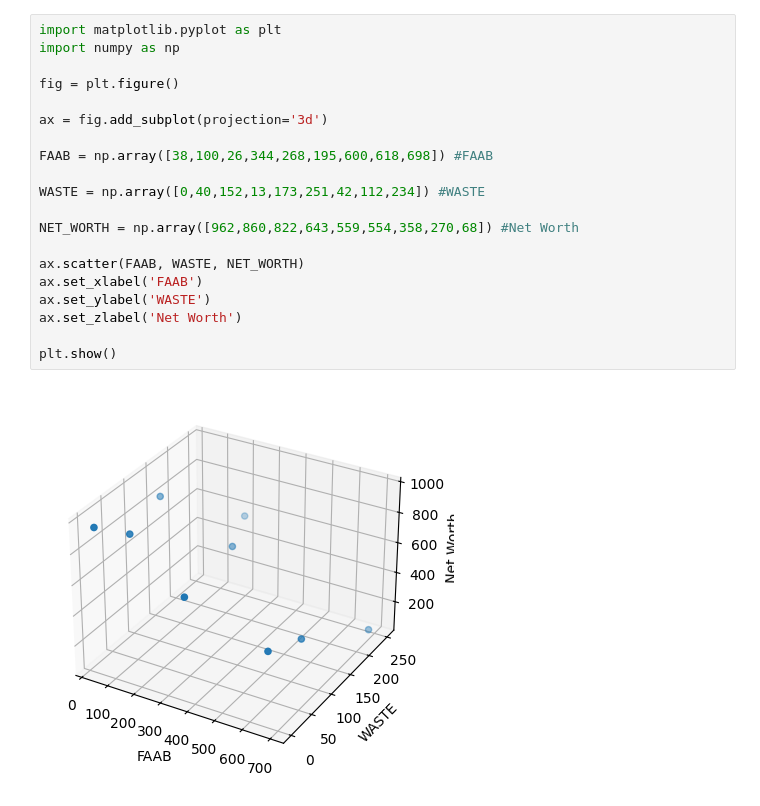
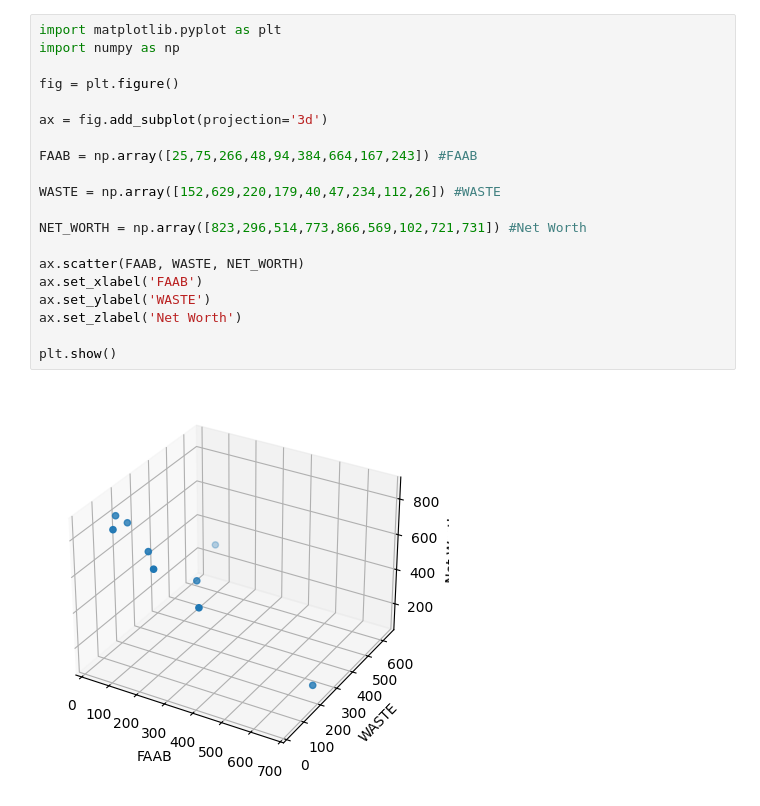
Before and after one commit to JakeC05/Engineering-Methods, a Jupyter notebook: FAAB-analysis.ipynb, the cells around one changed output. Cells and saved outputs as stored; diff of their text form.

```diff
--- a/FAAB-analysis.ipynb
+++ b/FAAB-analysis.ipynb
@@ -1,22 +1,22 @@
 # %%
 import matplotlib.pyplot as plt
 import numpy as np
 
 fig = plt.figure()
 
 ax = fig.add_subplot(projection='3d')
 
-FAAB = np.array([38,100,26,344,268,195,600,618,698]) #FAAB
+FAAB = np.array([25,75,266,48,94,384,664,167,243]) #FAAB
 
-WASTE = np.array([0,40,152,13,173,251,42,112,234]) #WASTE
+WASTE = np.array([152,629,220,179,40,47,234,112,26]) #WASTE
 
-NET_WORTH = np.array([962,860,822,643,559,554,358,270,68]) #Net Worth
+NET_WORTH = np.array([823,296,514,773,866,569,102,721,731]) #Net Worth
 
 ax.scatter(FAAB, WASTE, NET_WORTH)
 ax.set_xlabel('FAAB')
 ax.set_ylabel('WASTE')
 ax.set_zlabel('Net Worth')
 
 plt.show()
 # %% [output]
-[figure, old version]
+[figure, new version]
```
Also changed, not shown: 1 other file.
